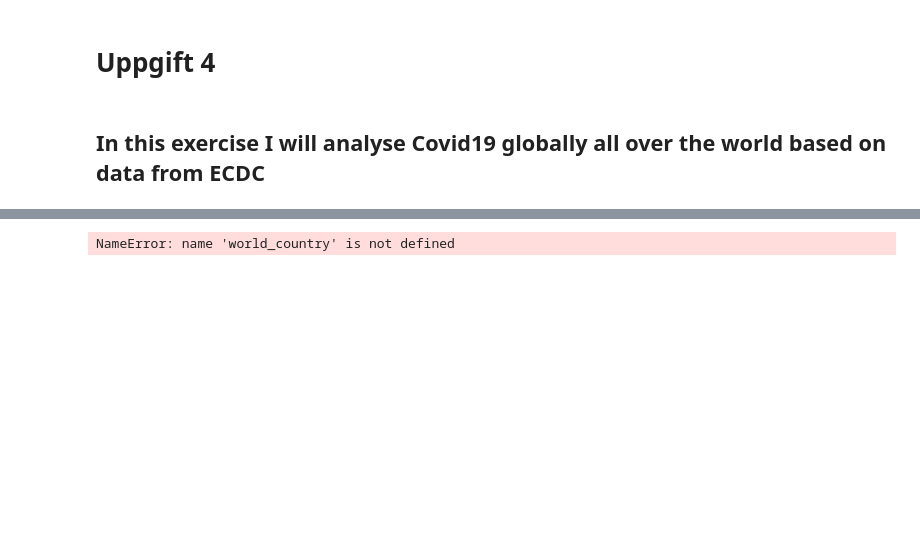
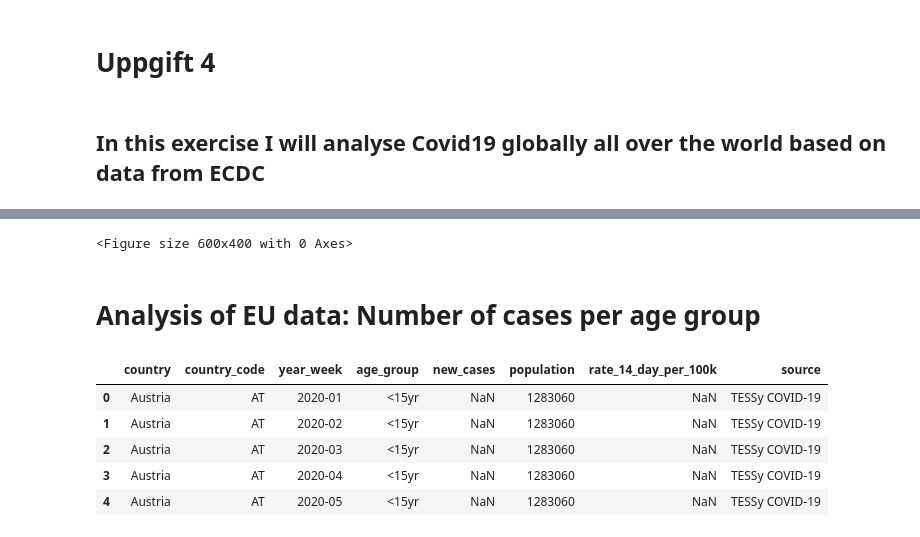
Before and after one commit to AmalDerbali/Databehandling_AmalDerbali, a Jupyter notebook: Lab/Covid_labb.ipynb, the cells around one changed output, grey strips where cells are left out. Saved outputs shown, nothing was run; the diff lists cells and outputs as text; code cells hidden in the pictures; blank space fills up the shorter version.

```diff
--- a/Lab/Covid_labb.ipynb
+++ b/Lab/Covid_labb.ipynb
@@ -626,8 +636,9 @@ NameError: name 'world_data' is not defined
 # %%
-fig = px.bar(world_country, x="country", y="cumulative count", color= "country",
-                 labels={"Country": "country", "Number of cases": "cumulative count"},
-                 title="Number of cumulative cases by country")
+plt.figure(dpi=100)
+fig = px.bar(world_cont, x="continent", y="cumulative_count", color= "continent",
+                 labels={"continent": "Continent", "cumulative_count": "Number of cumulative cases"},
+                 title="Number of cumulative cases per continent")
 
 fig.show()
 # %% [output]
-NameError: name 'world_country' is not defined
+<Figure size 600x400 with 0 Axes>
@@ -639,0 +645,12 @@ fig.show()
+# %% [markdown]
+# Analysis of EU data: Number of cases per age group
+# %%
+EU_data = pd.read_excel("data/Uppgift_4_EU_data.xlsx", sheet_name="Sheet1")
+EU_data.head()
+# %% [output]
+|  | country | country_code | year_week | age_group | new_cases | population | rate_14_day_per_100k | source |
+| 0 | Austria | AT | 2020-01 | <15yr | NaN | 1283060 | NaN | TESSy COVID-19 |
+| 1 | Austria | AT | 2020-02 | <15yr | NaN | 1283060 | NaN | TESSy COVID-19 |
+| 2 | Austria | AT | 2020-03 | <15yr | NaN | 1283060 | NaN | TESSy COVID-19 |
+| 3 | Austria | AT | 2020-04 | <15yr | NaN | 1283060 | NaN | TESSy COVID-19 |
+| 4 | Austria | AT | 2020-05 | <15yr | NaN | 1283060 | NaN | TESSy COVID-19 |
```
Also changed, not shown: parts of 9 cells of this notebook, 1 other file.
